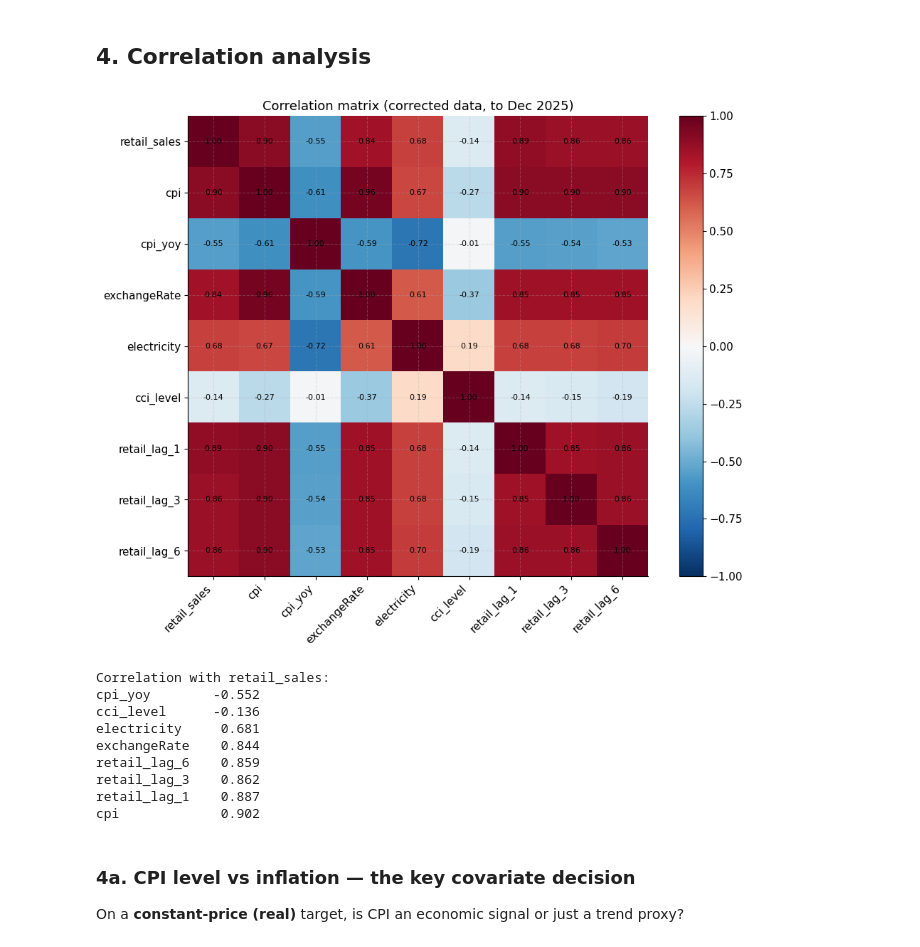
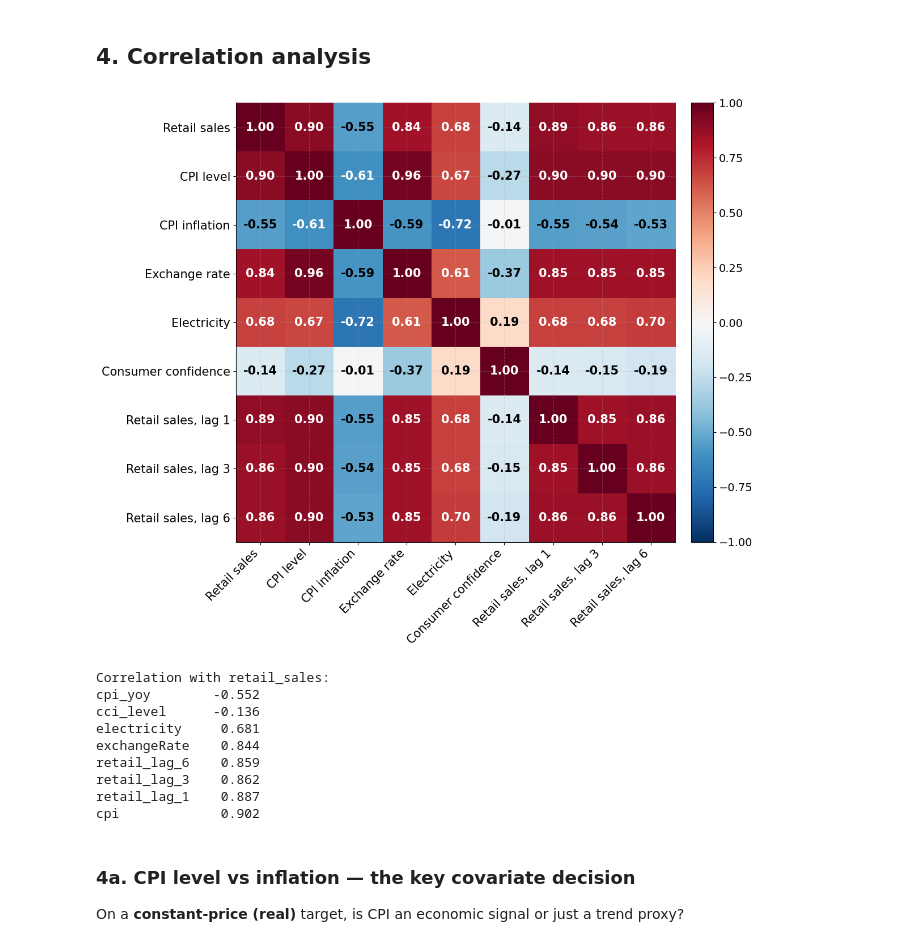
Before and after one commit to thabisop/Tree_Based_ML-Short_Term_Retail_Trade_Sales_Forecasting, a Jupyter notebook: EDA_RetailTradeSales.ipynb, the cells around one changed output. Cells and saved outputs as stored; diff of their text form; code cells hidden in the pictures.

```diff
--- a/EDA_RetailTradeSales.ipynb
+++ b/EDA_RetailTradeSales.ipynb
@@ -172,20 +172,29 @@ Max |MoM growth| = 78.2% at 2020-05-31 (COVID). No 2004 artifact.
 # %%
 cols = [TARGET, 'cpi', 'cpi_yoy', 'exchangeRate', 'electricity', 'cci_level'] + LAG_VARS
 corr = df[cols].corr().round(2)
-fig, ax = plt.subplots(figsize=(10, 8))
+# Plain-language labels so the figure matches the dissertation tables (no code names)
+nice = {TARGET: 'Retail sales', 'cpi': 'CPI level', 'cpi_yoy': 'CPI inflation',
+        'exchangeRate': 'Exchange rate', 'electricity': 'Electricity',
+        'cci_level': 'Consumer confidence', 'retail_lag_1': 'Retail sales, lag 1',
+        'retail_lag_3': 'Retail sales, lag 3', 'retail_lag_6': 'Retail sales, lag 6'}
+lab = [nice.get(c, c) for c in cols]
+fig, ax = plt.subplots(figsize=(12, 10))
 im = ax.imshow(corr.values, cmap='RdBu_r', vmin=-1, vmax=1)
-ax.set_xticks(range(len(cols))); ax.set_xticklabels(cols, rotation=45, ha='right')
-ax.set_yticks(range(len(cols))); ax.set_yticklabels(cols)
+ax.set_xticks(range(len(cols))); ax.set_xticklabels(lab, rotation=45, ha='right', fontsize=15)
+ax.set_yticks(range(len(cols))); ax.set_yticklabels(lab, fontsize=15)
 for i in range(len(cols)):
     for j in range(len(cols)):
-        ax.text(j, i, f'{corr.values[i,j]:.2f}', ha='center', va='center', fontsize=8)
-plt.colorbar(im, fraction=0.046); ax.set_title('Correlation matrix (corrected data, to Dec 2025)')
-plt.tight_layout(); plt.savefig('plot_eda_02_corr.png', dpi=150, bbox_inches='tight'); plt.show()
+        v = corr.values[i, j]
+        ax.text(j, i, f'{v:.2f}', ha='center', va='center', fontsize=15, fontweight='bold',
+                color='white' if abs(v) >= 0.6 else 'black')
+cb = plt.colorbar(im, fraction=0.046, pad=0.03); cb.ax.tick_params(labelsize=14)
+# No embedded title: the caption in the dissertation describes the figure (Figure 4.4)
+plt.tight_layout(); plt.savefig('plot_eda_corr_target_series.png', dpi=200, bbox_inches='tight'); plt.show()
 
 ct = df[cols].corr()[TARGET].drop(TARGET).sort_values()
 print('Correlation with retail_sales:'); print(ct.round(3).to_string())
 # %% [output]
-[figure, old version]
+[figure, new version]
 Correlation with retail_sales:
 cpi_yoy        -0.552
 cci_level      -0.136
```
Also changed, not shown: parts of 1 cell of this notebook.
